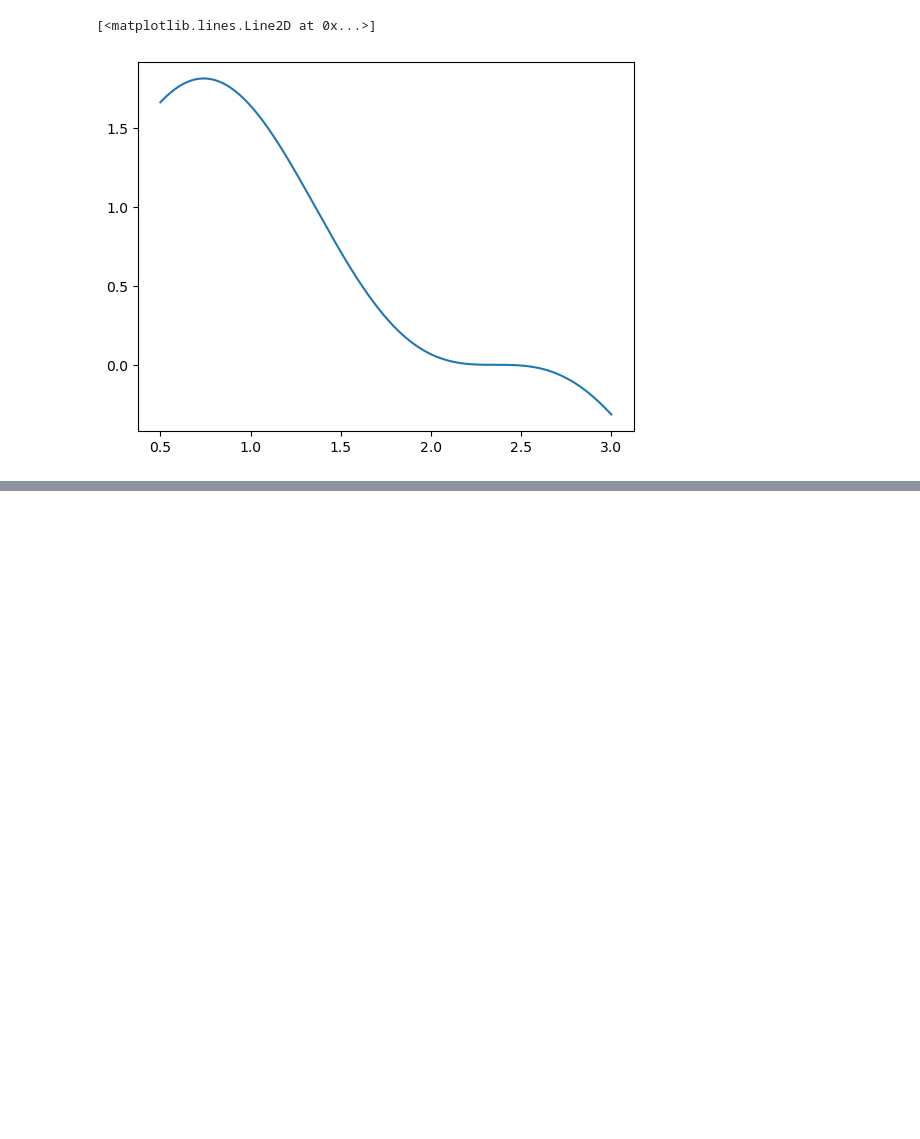
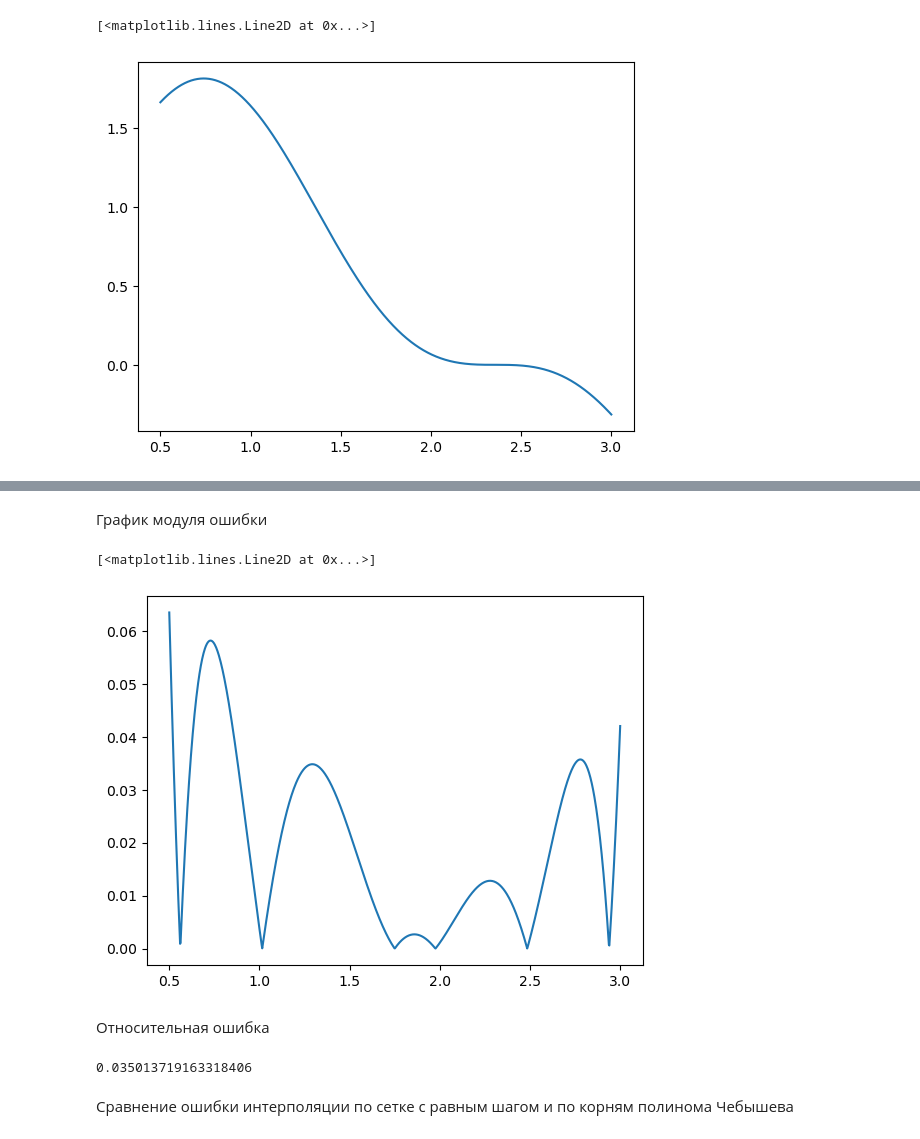
Before and after one commit to igo320345/itmo_num_methods, a Jupyter notebook: exercise_1.ipynb, the cells around one changed output, grey strips where cells are left out. Saved outputs shown, nothing was run; the diff lists cells and outputs as text; code cells hidden in the pictures; blank space fills up the shorter version.

```diff
--- a/exercise_1.ipynb
+++ b/exercise_1.ipynb
@@ -100,0 +149,18 @@ plt.plot(x_vals, err_max(x_vals))
+# %% [markdown]
+График модуля ошибки
+# %%
+err_cheb = lambdify(t, abs(f.subs(x, t) - Q), modules =['numpy'])
+plt.plot(t_vals, err_cheb(t_vals))
+# %% [output]
+[<matplotlib.lines.Line2D at 0x...>]
+[figure, added]
+# %% [markdown]
+Относительная ошибка
+# %%
+M_err = max(err_cheb(t_vals))
+M = max(abs(fx(x_vals)))
+M_err / M
+# %% [output]
+0.035013719163318406
+# %% [markdown]
+Сравнение ошибки интерполяции по сетке с равным шагом и по корням полинома Чебышева
```
Also changed, not shown: parts of 35 cells of this notebook.
